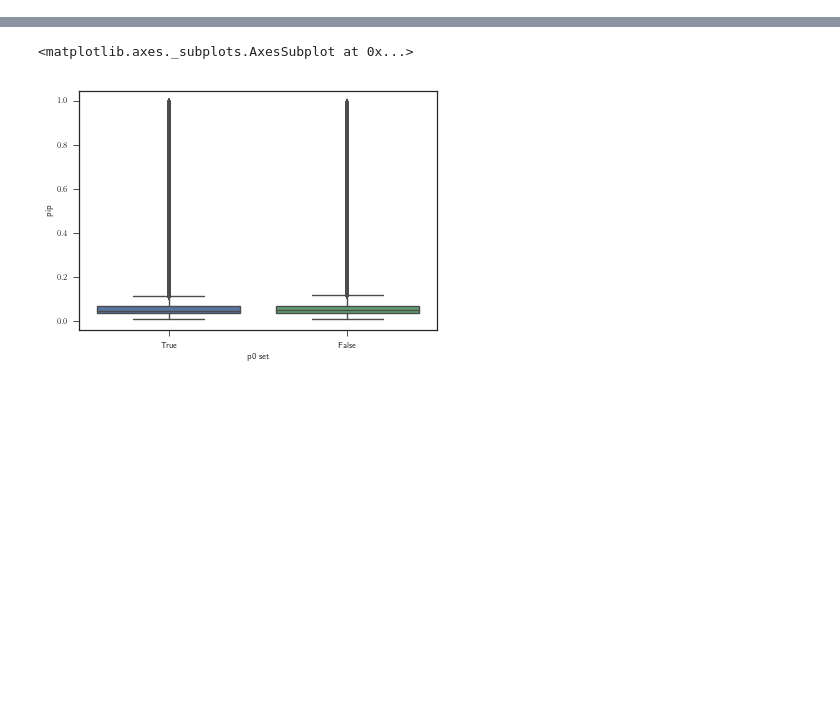
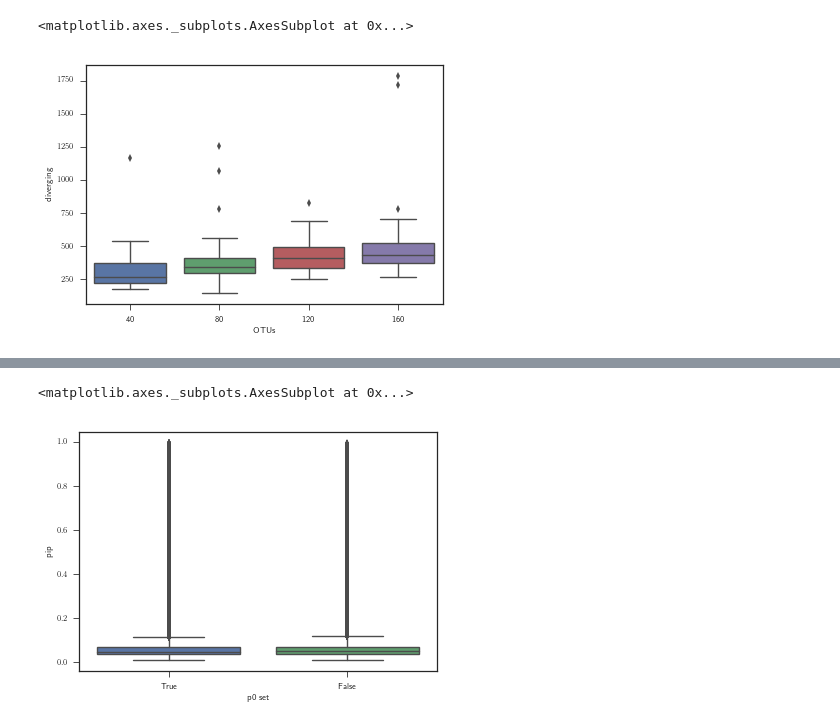
Before and after one commit to ExpectationMax/HorseshoeDMRegression, a Jupyter notebook: MasterThesisPlots/Compare_variable_selection.ipynb, the cells around one changed output, grey strips where cells are left out. Saved outputs shown, nothing was run; the diff lists cells and outputs as text; code cells hidden in the pictures; blank space fills up the shorter version.

```diff
--- a/MasterThesisPlots/Compare_variable_selection.ipynb
+++ b/MasterThesisPlots/Compare_variable_selection.ipynb
@@ -32,0 +28,3 @@ model_parameters
+# %%
+sampler_stats['#variables'] = sampler_stats['OTUs'] * sampler_stats['Covariates']
+sampler_stats.sort_values(['#variables', 'diverging'], ascending=[True, False])
@@ -32,0 +50,7 @@ model_parameters
+# %%
+sampler_stats['var-sample-ratio'] = sampler_stats['#variables']/sampler_stats['Samples'].astype(float)
+sampler_stats['diverging'] = sampler_stats['diverging'].astype(int)
+sns.boxplot(data=sampler_stats, x='OTUs', y='diverging')
+# %% [output]
+<matplotlib.axes._subplots.AxesSubplot at 0x...>
+[figure, added]
```
Also changed, not shown: parts of 5 cells of this notebook, 4 other files.
